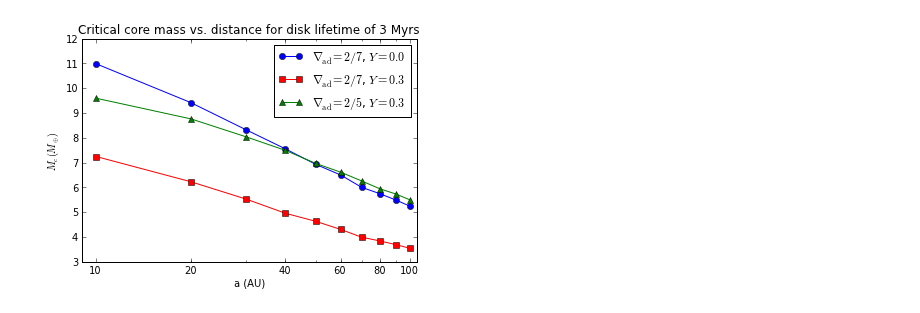
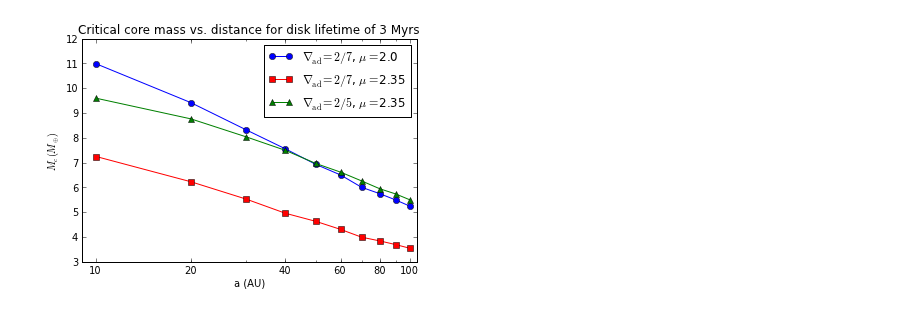
Before and after one commit to apiso/core_accretion, a Jupyter notebook: python/RadSGPoly/cooling_fixed_disklife.ipynb, the cells around one changed output. Saved outputs shown, nothing was run; the diff lists cells and outputs as text; code cells hidden in the pictures.

```diff
--- a/python/RadSGPoly/cooling_fixed_disklife.ipynb
+++ b/python/RadSGPoly/cooling_fixed_disklife.ipynb
@@ -215,22 +215,22 @@ Mcrit03m = crit03m[1]
 # %%
 fig = plt.figure()
 ax = fig.add_subplot(1,1,1)
 
-savefig = 0
+savefig = 1
 
-ax.semilogx(au, Mcrit00, '-o', label = r'$\nabla_{\mathrm{ad}}=2/7$, $Y=0.0$')
-ax.semilogx(au, Mcrit03, '-rs', label = r'$\nabla_{\mathrm{ad}}=2/7$, $Y=0.3$')
-ax.semilogx(au, Mcrit03m, '-g^', label = r'$\nabla_{\mathrm{ad}}=2/5$, $Y=0.3$')
+ax.semilogx(au, Mcrit00, '-o', label = r'$\nabla_{\mathrm{ad}}=2/7$, $\mu=$' + str(mufn(Y00))[:4])
+ax.semilogx(au, Mcrit03, '-rs', label = r'$\nabla_{\mathrm{ad}}=2/7$, $\mu=$' + str(mufn(Y03))[:4])
+ax.semilogx(au, Mcrit03m, '-g^', label = r'$\nabla_{\mathrm{ad}}=2/5$, $\mu=$' + str(mufn(Y03))[:4])
 ax.set_xlabel('a (AU)')
 ax.set_ylabel(r'$M_c (M_{\oplus})$ ')
 ax.set_xticks((10, 20, 40, 60, 80, 100))
 ax.set_xticklabels(("10", "20", "40", "60", "80", "100"))
 ax.set_xlim(9, 105)
 ax.set_ylim(3, 12)
 ax.legend()
 ax.set_title(r'Critical core mass vs. distance for disk lifetime of 3 Myrs')
 if savefig == 1:
     plt.savefig(userpath + \
                 '/figs/ModelAtmospheres/RadSelfGravPoly/Mcrit_vs_a_3Myrs.pdf')
 # %% [output]
-[figure, old version]
+[figure, new version]
```
Also changed, not shown: parts of 6 cells of this notebook, 8 other files.
